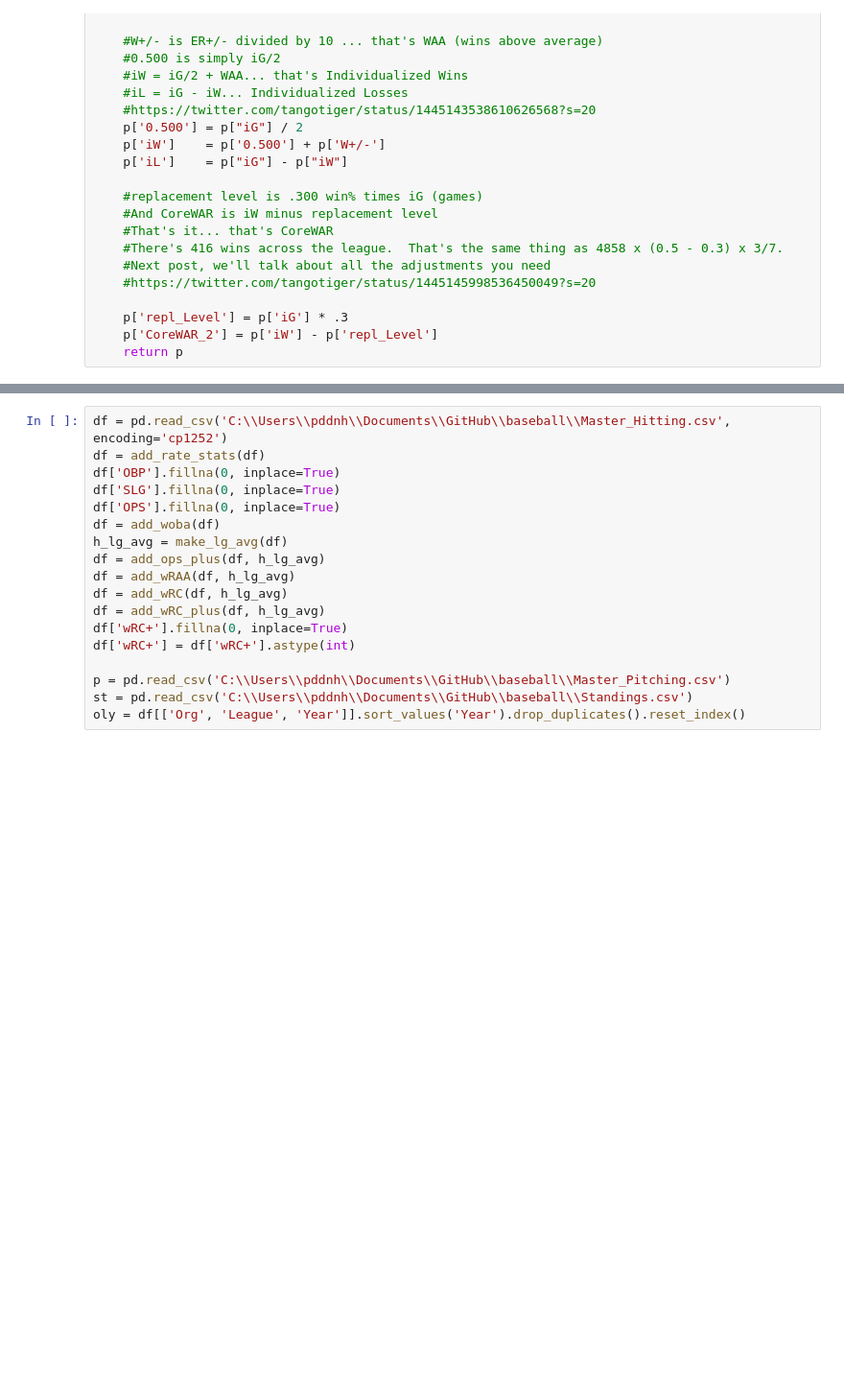
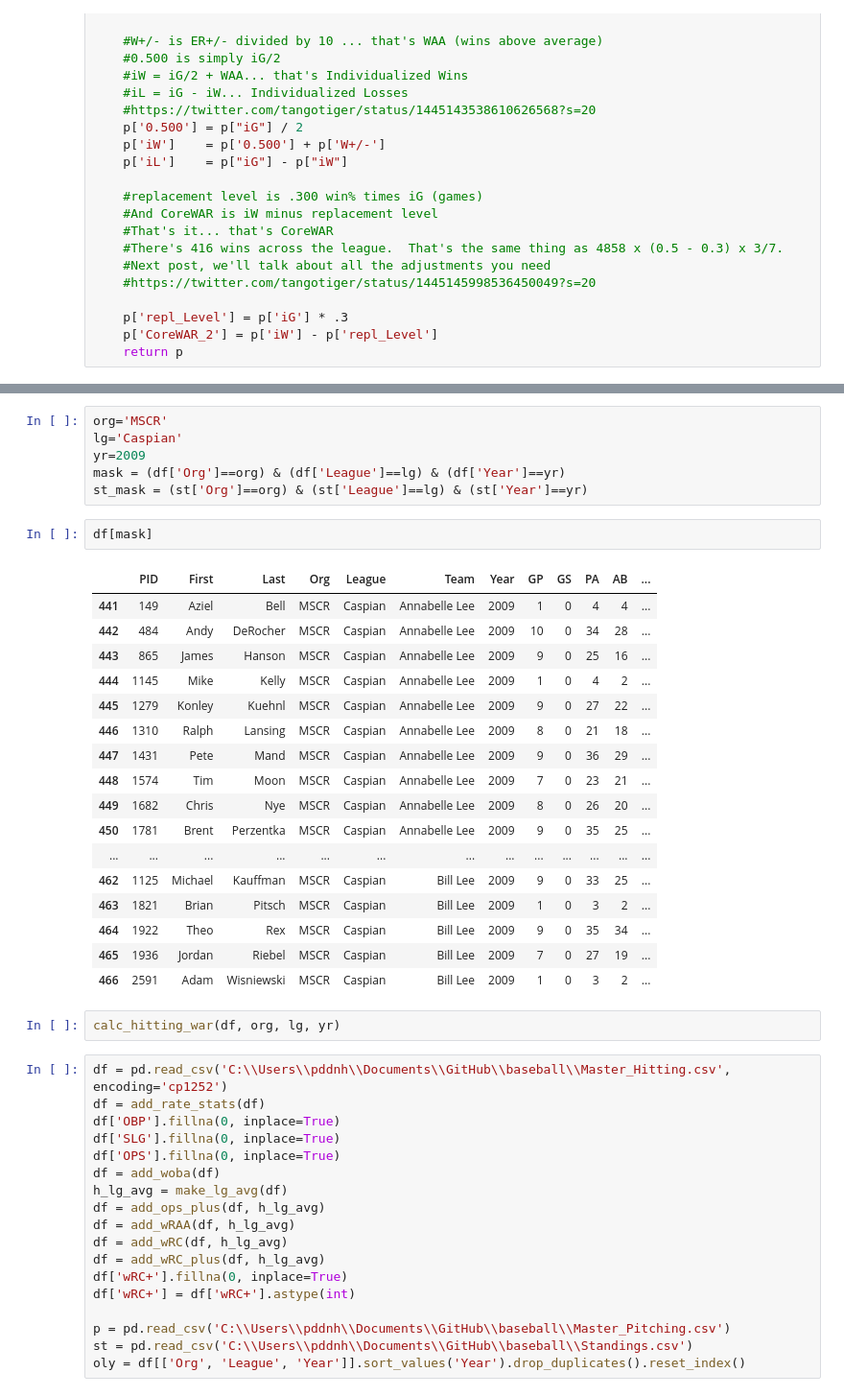
Before and after one commit to haueter19/baseball, a Jupyter notebook: Analysis.ipynb, the cells around one changed output, grey strips where cells are left out. Shown at 96% size. Saved outputs shown, nothing was run; the diff lists cells and outputs as text; blank space fills up the shorter version.

```diff
--- a/Analysis.ipynb
+++ b/Analysis.ipynb
@@ -147,4 +146,32 @@ def calc_hitting_war(df, org, lg, yr):
     return
+# %%
+org='MSCR'
+lg='Caspian'
+yr=2009
+mask = (df['Org']==org) & (df['League']==lg) & (df['Year']==yr)
+st_mask = (st['Org']==org) & (st['League']==lg) & (st['Year']==yr)
+# %%
+df[mask]
+# %% [output]
+|  | PID | First | Last | Org | League | Team | Year | GP | GS | PA | AB | ... |
+| 441 | 149 | Aziel | Bell | MSCR | Caspian | Annabelle Lee | 2009 | 1 | 0 | 4 | 4 | ... |
+| 442 | 484 | Andy | DeRocher | MSCR | Caspian | Annabelle Lee | 2009 | 10 | 0 | 34 | 28 | ... |
+| 443 | 865 | James | Hanson | MSCR | Caspian | Annabelle Lee | 2009 | 9 | 0 | 25 | 16 | ... |
+| 444 | 1145 | Mike | Kelly | MSCR | Caspian | Annabelle Lee | 2009 | 1 | 0 | 4 | 2 | ... |
+| 445 | 1279 | Konley | Kuehnl | MSCR | Caspian | Annabelle Lee | 2009 | 9 | 0 | 27 | 22 | ... |
+| 446 | 1310 | Ralph | Lansing | MSCR | Caspian | Annabelle Lee | 2009 | 8 | 0 | 21 | 18 | ... |
+| 447 | 1431 | Pete | Mand | MSCR | Caspian | Annabelle Lee | 2009 | 9 | 0 | 36 | 29 | ... |
+| 448 | 1574 | Tim | Moon | MSCR | Caspian | Annabelle Lee | 2009 | 7 | 0 | 23 | 21 | ... |
+| 449 | 1682 | Chris | Nye | MSCR | Caspian | Annabelle Lee | 2009 | 8 | 0 | 26 | 20 | ... |
+| 450 | 1781 | Brent | Perzentka | MSCR | Caspian | Annabelle Lee | 2009 | 9 | 0 | 35 | 25 | ... |
+| ... | ... | ... | ... | ... | ... | ... | ... | ... | ... | ... | ... | ... |
+| 462 | 1125 | Michael | Kauffman | MSCR | Caspian | Bill Lee | 2009 | 9 | 0 | 33 | 25 | ... |
+| 463 | 1821 | Brian | Pitsch | MSCR | Caspian | Bill Lee | 2009 | 1 | 0 | 3 | 2 | ... |
+| 464 | 1922 | Theo | Rex | MSCR | Caspian | Bill Lee | 2009 | 9 | 0 | 35 | 34 | ... |
+| 465 | 1936 | Jordan | Riebel | MSCR | Caspian | Bill Lee | 2009 | 7 | 0 | 27 | 19 | ... |
+| 466 | 2591 | Adam | Wisniewski | MSCR | Caspian | Bill Lee | 2009 | 1 | 0 | 3 | 2 | ... |
+# %%
+calc_hitting_war(df, org, lg, yr)
 # %%
 df = pd.read_csv('C:\\Users\\pddnh\\Documents\\GitHub\\baseball\\Master_Hitting.csv', encoding='cp1252')
 df = add_rate_stats(df)
```
Also changed, not shown: parts of 5 cells of this notebook, 6 other files.
